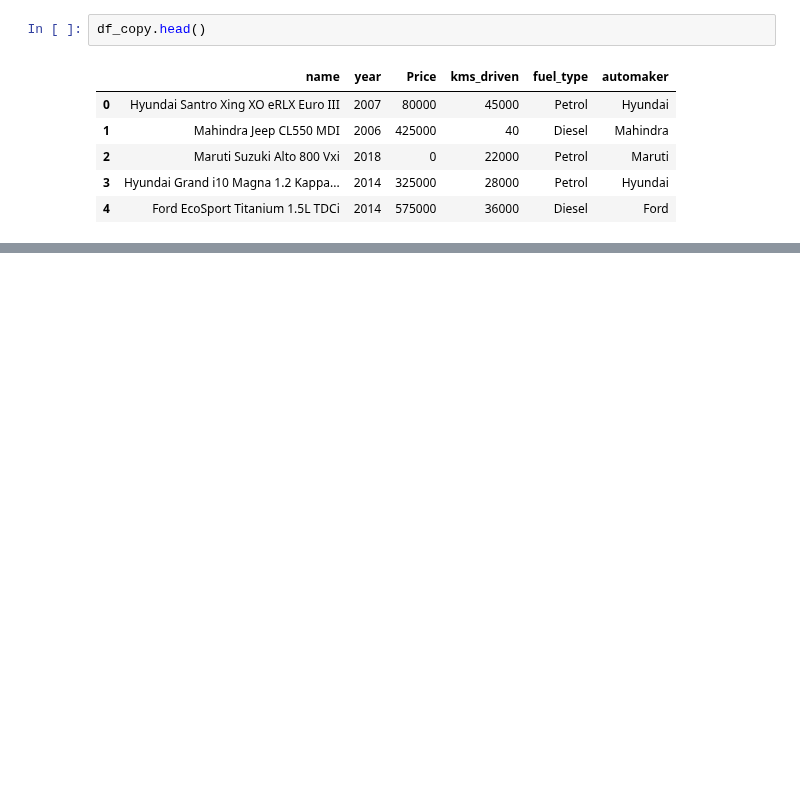
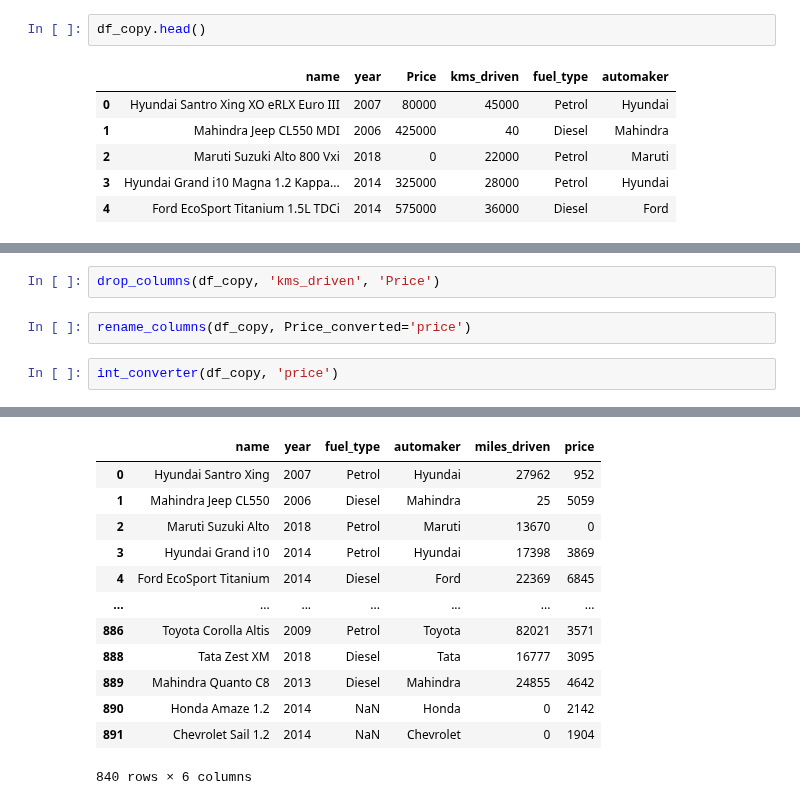
Before and after one commit to lowps/Developing_and_Deploying_a_Predictive_Analytics_Platform_Using_FastAPI_Streamlit_and_Docker, a Jupyter notebook: empirical/notebooks/data_preprocessing.ipynb, the cells around one changed output, grey strips where cells are left out. Saved outputs shown, nothing was run; the diff lists cells and outputs as text; blank space fills up the shorter version.

```diff
--- a/empirical/notebooks/data_preprocessing.ipynb
+++ b/empirical/notebooks/data_preprocessing.ipynb
@@ -156,0 +203,7 @@ INFO: 2024-08-18 16:00:57,379 from src/ii_data_preprocessing.py: 16014: truncate
+# %%
+drop_columns(df_copy, 'kms_driven', 'Price')
+# %%
+rename_columns(df_copy, Price_converted='price')
+# %%
+int_converter(df_copy, 'price')
+# %% [output]
@@ -156,0 +211,13 @@ INFO: 2024-08-18 16:00:57,379 from src/ii_data_preprocessing.py: 16014: truncate
+|  | name | year | fuel_type | automaker | miles_driven | price |
+| 0 | Hyundai Santro Xing | 2007 | Petrol | Hyundai | 27962 | 952 |
+| 1 | Mahindra Jeep CL550 | 2006 | Diesel | Mahindra | 25 | 5059 |
+| 2 | Maruti Suzuki Alto | 2018 | Petrol | Maruti | 13670 | 0 |
+| 3 | Hyundai Grand i10 | 2014 | Petrol | Hyundai | 17398 | 3869 |
+| 4 | Ford EcoSport Titanium | 2014 | Diesel | Ford | 22369 | 6845 |
+| ... | ... | ... | ... | ... | ... | ... |
+| 886 | Toyota Corolla Altis | 2009 | Petrol | Toyota | 82021 | 3571 |
+| 888 | Tata Zest XM | 2018 | Diesel | Tata | 16777 | 3095 |
+| 889 | Mahindra Quanto C8 | 2013 | Diesel | Mahindra | 24855 | 4642 |
+| 890 | Honda Amaze 1.2 | 2014 | NaN | Honda | 0 | 2142 |
+| 891 | Chevrolet Sail 1.2 | 2014 | NaN | Chevrolet | 0 | 1904 |
+840 rows × 6 columns
```
Also changed, not shown: parts of 16 cells of this notebook, 6 other files.
